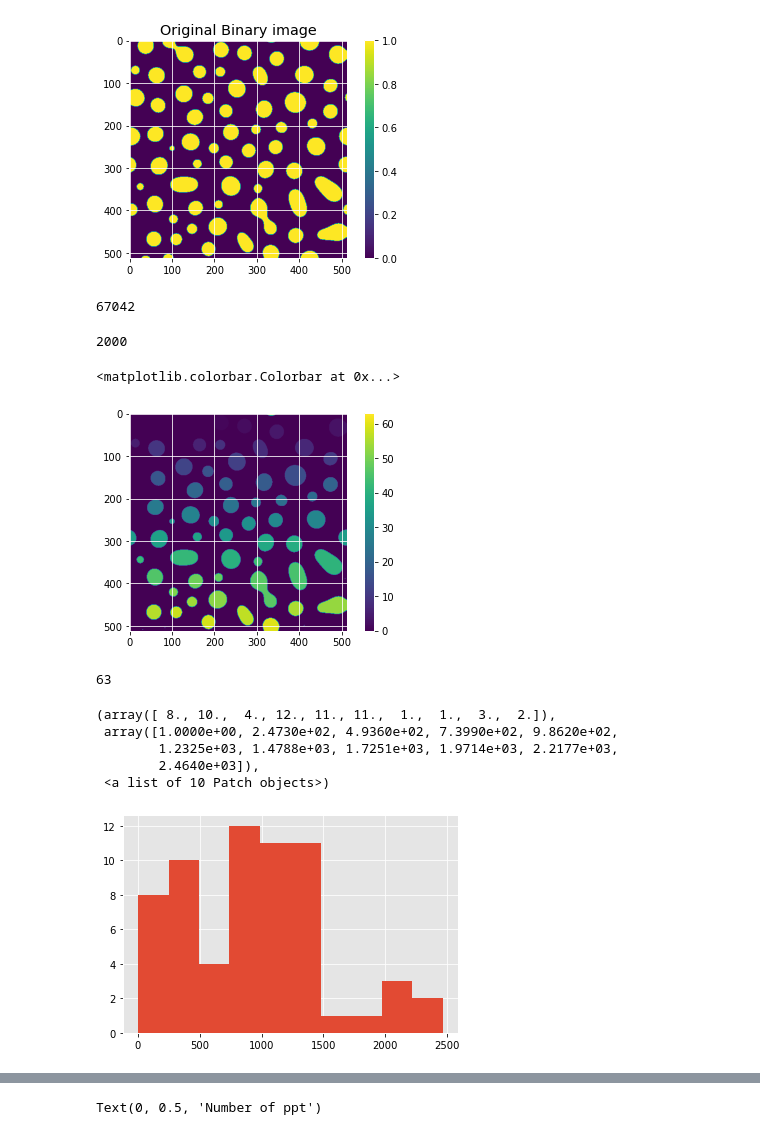
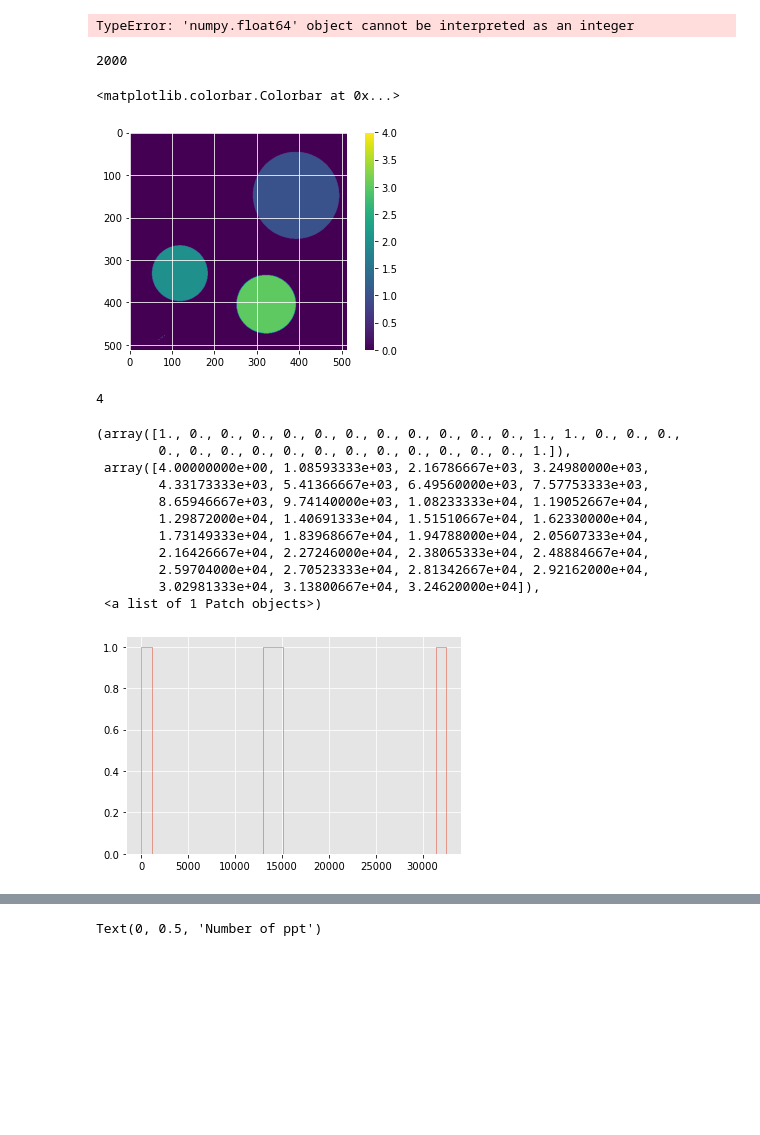
Before and after one commit to nhgowtham/MicrostructureStatistics, a Jupyter notebook: Hoshen Kopleman.ipynb, the cells around one changed output, grey strips where cells are left out. Cells and saved outputs as stored; diff of their text form; code cells hidden in the pictures; blank space fills up the shorter version.

```diff
--- a/Hoshen Kopleman.ipynb
+++ b/Hoshen Kopleman.ipynb
@@ -11,7 +11,7 @@ import os
 from Scripts import velocityCalculations as vel
 from Scripts import hoshenKopleman as hosh
 # %%
-path = '/home/sushil/Desktop/CH/output/'
+path = '/home/sushil/Desktop/AC/output/'
 list_of_files = os.listdir(path)
 list_of_files.sort()
 list_files = []
@@ -19,7 +19,7 @@ for i in list_of_files:
     if i[-5:]=='0.dat':
         list_files.append(path+i)
 
-img_ = corr.dat_to_numpy(list_files[10])
+img_ = corr.dat_to_numpy(list_files[999])
 img_ = vel.gaussian_filter(img_,4)
 img_ = (img_>0.5)*1
 
@@ -29,8 +29,7 @@ plt.title('Original Binary image')
 plt.show()
 print(np.sum(img_))
 # %% [output]
-[figure, removed]
-67042
+TypeError: 'numpy.float64' object cannot be interpreted as an integer
 # %%
 len(list_files)
 # %% [output]
@@ -42,20 +41,26 @@ plt.imshow(labels)
 plt.colorbar()
 # %% [output]
 <matplotlib.colorbar.Colorbar at 0x...>
-[figure, old version]
+[figure, new version]
 # %%
 np.max(labels)
 # %% [output]
-63
+4
 # %%
-plt.hist(areaDistribution(labels))
+plt.hist(areaDistribution(labels), bins= 30,histtype=u'step')
 # %% [output]
-(array([ 8., 10.,  4., 12., 11., 11.,  1.,  1.,  3.,  2.]),
- array([1.0000e+00, 2.4730e+02, 4.9360e+02, 7.3990e+02, 9.8620e+02,
-        1.2325e+03, 1.4788e+03, 1.7251e+03, 1.9714e+03, 2.2177e+03,
-        2.4640e+03]),
- <a list of 10 Patch objects>)
+(array([1., 0., 0., 0., 0., 0., 0., 0., 0., 0., 0., 0., 1., 1., 0., 0., 0.,
+        0., 0., 0., 0., 0., 0., 0., 0., 0., 0., 0., 0., 1.]),
+ array([4.00000000e+00, 1.08593333e+03, 2.16786667e+03, 3.24980000e+03,
+        4.33173333e+03, 5.41366667e+03, 6.49560000e+03, 7.57753333e+03,
+        8.65946667e+03, 9.74140000e+03, 1.08233333e+04, 1.19052667e+04,
+        1.29872000e+04, 1.40691333e+04, 1.51510667e+04, 1.62330000e+04,
+        1.73149333e+04, 1.83968667e+04, 1.94788000e+04, 2.05607333e+04,
+        2.16426667e+04, 2.27246000e+04, 2.38065333e+04, 2.48884667e+04,
+        2.59704000e+04, 2.70523333e+04, 2.81342667e+04, 2.92162000e+04,
+        3.02981333e+04, 3.13800667e+04, 3.24620000e+04]),
+ <a list of 1 Patch objects>)
-[figure, old version]
+[figure, new version]
 # %%
 A = []
 for i in range(340):
```
Also changed, not shown: 2 other files.
